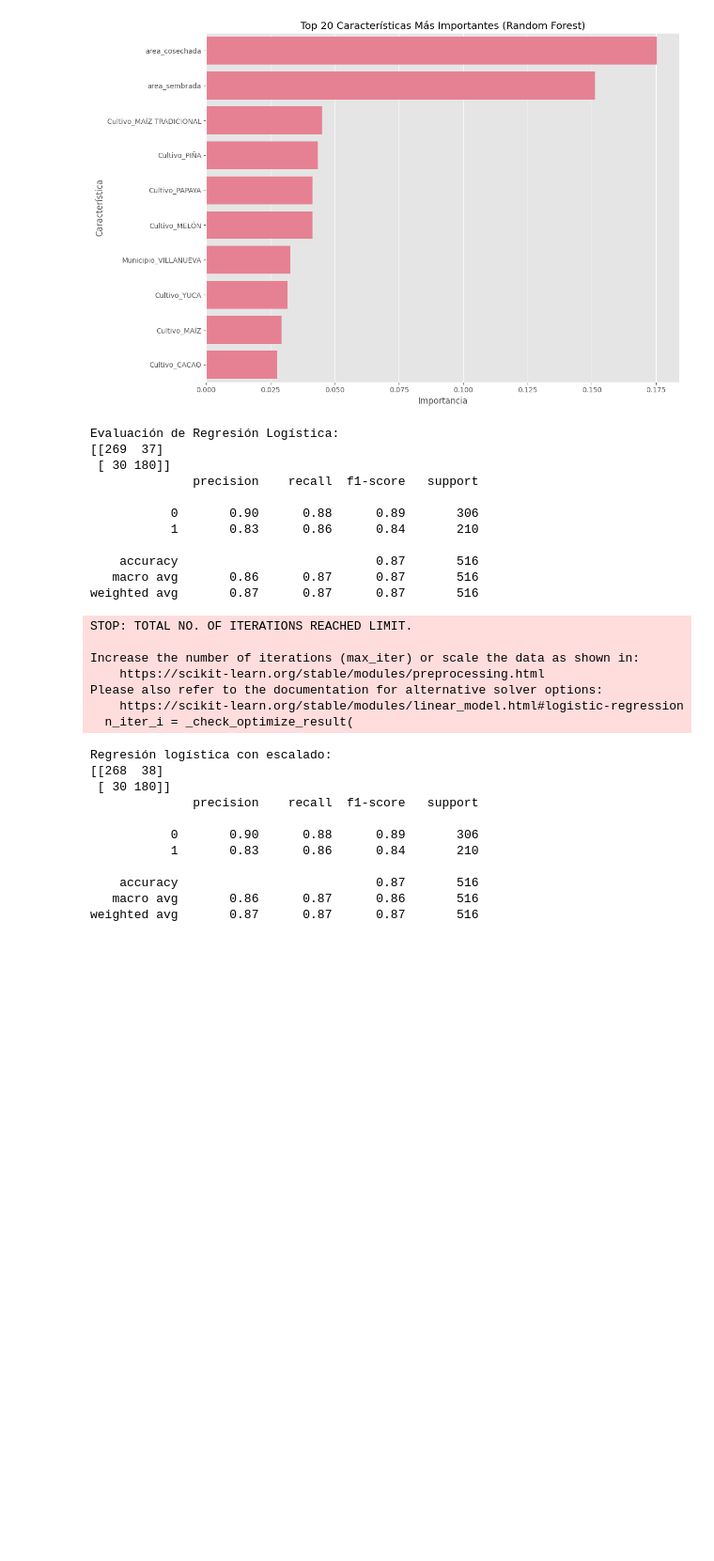
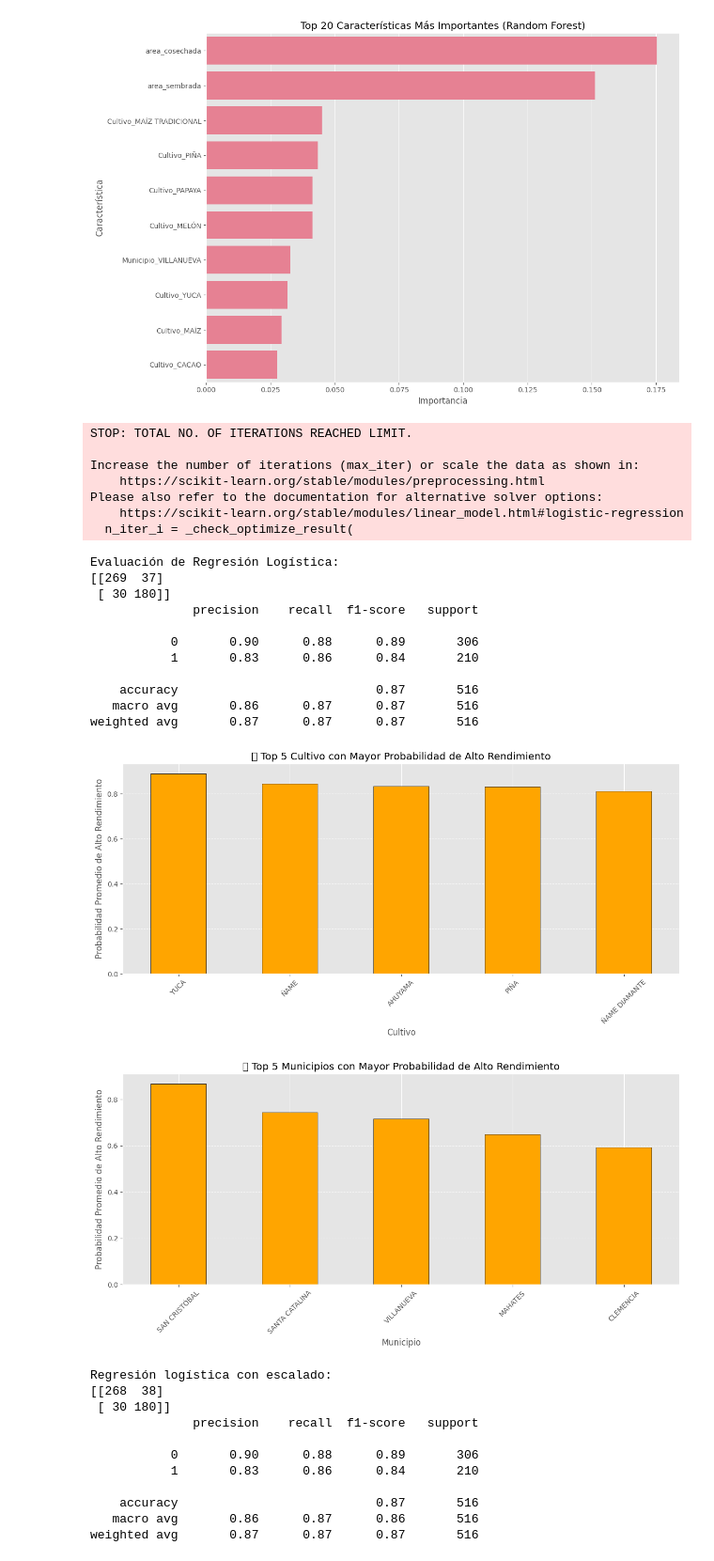
Before and after one commit to linaamaris/Actividad-1, a Jupyter notebook: Cultivo_rendimiento_v2D.ipynb, the cells around one changed output. Shown at 94% size. Cells and saved outputs as stored; diff of their text form; code cells hidden in the pictures; blank space fills up the shorter version.

```diff
--- a/Cultivo_rendimiento_v2D.ipynb
+++ b/Cultivo_rendimiento_v2D.ipynb
@@ -720,49 +720,86 @@ y_class = data['alto_rendimiento']
 # Dividir los datos
 X_train, X_test, y_train_class, y_test_class = train_test_split(X, y_class, test_size=0.2, random_state=42)
 
 # Preprocesamiento (mismo pipeline)
 preprocessor_class = ColumnTransformer(
     transformers=[
         ('cat', OneHotEncoder(handle_unknown='ignore'), ['Municipio', 'Cultivo'])
     ],
     remainder='passthrough'
 )
 
 # Pipeline para Regresión Logística
 logreg_pipeline = Pipeline([
     ('preprocessor', preprocessor_class),
     ('classifier', LogisticRegression(max_iter=1000))
 ])
 
 # Entrenar el modelo
 logreg_pipeline.fit(X_train, y_train_class)
 
 # Predecir
 y_pred_class = logreg_pipeline.predict(X_test)
 
 # Evaluar el modelo
 print("\nEvaluación de Regresión Logística:")
 print(confusion_matrix(y_test_class, y_pred_class))
 print(classification_report(y_test_class, y_pred_class))
+
+#Predicción de probabilidades
+probs = logreg_pipeline.predict_proba(X_test)[:, 1]  # Clase 1: alto rendimiento
+
+# Crear tabla de resultados
+X_test_reset = X_test.reset_index(drop=True)
+X_test_reset['prob_alto'] = probs
+
+# Agrupar por cultivo y calcular promedio de probabilidad
+top_cultivos = X_test_reset.groupby('Cultivo')['prob_alto'].mean().sort_values(ascending=False).head(5)
+
+#Graficar Top 5 cultivos
+top_cultivos.plot(kind='bar', color='orange', edgecolor='black')
+plt.title('🏙️ Top 5 Cultivo con Mayor Probabilidad de Alto Rendimiento')
+plt.ylabel('Probabilidad Promedio de Alto Rendimiento')
+plt.xlabel('Cultivo')
+plt.xticks(rotation=45)
+plt.grid(axis='y', linestyle='--', alpha=0.6)
+plt.tight_layout()
+plt.show()
+
+# Agrupar por municipio y calcular promedio de probabilidad
+top_municipios = X_test_reset.groupby('Municipio')['prob_alto'].mean().sort_values(ascending=False).head(5)
+
+# ---------------------------
+# 📈 Graficar Top 5 municipios
+# ---------------------------
+top_municipios.plot(kind='bar', color='orange', edgecolor='black')
+plt.title('🏙️ Top 5 Municipios con Mayor Probabilidad de Alto Rendimiento')
+plt.ylabel('Probabilidad Promedio de Alto Rendimiento')
+plt.xlabel('Municipio')
+plt.xticks(rotation=45)
+plt.grid(axis='y', linestyle='--', alpha=0.6)
+plt.tight_layout()
+plt.show()
 # %% [output]
-Evaluación de Regresión Logística:
-[[269  37]
- [ 30 180]]
-              precision    recall  f1-score   support
+STOP: TOTAL NO. OF ITERATIONS REACHED LIMIT.
 
-           0       0.90      0.88      0.89       306
-           1       0.83      0.86      0.84       210
-
-    accuracy                           0.87       516
-   macro avg       0.86      0.87      0.87       516
-weighted avg       0.87      0.87      0.87       516
+Increase the number of iterations (max_iter) or scale the data as shown in:
+    https://scikit-learn.org/stable/modules/preprocessing.html
+Please also refer to the documentation for alternative solver options:
+    https://scikit-learn.org/stable/modules/linear_model.html#logistic-regression
+  n_iter_i = _check_optimize_result(
-STOP: TOTAL NO. OF ITERATIONS REACHED LIMIT.
+Evaluación de Regresión Logística:
+[[269  37]
+ [ 30 180]]
+              precision    recall  f1-score   support
 
-Increase the number of iterations (max_iter) or scale the data as shown in:
-    https://scikit-learn.org/stable/modules/preprocessing.html
-Please also refer to the documentation for alternative solver options:
-    https://scikit-learn.org/stable/modules/linear_model.html#logistic-regression
-  n_iter_i = _check_optimize_result(
+           0       0.90      0.88      0.89       306
+           1       0.83      0.86      0.84       210
+
+    accuracy                           0.87       516
+   macro avg       0.86      0.87      0.87       516
+weighted avg       0.87      0.87      0.87       516
+[figure, added]
+[figure, added]
 # %%
 #Escalar los datos numéricos
 from sklearn.preprocessing import StandardScaler
```
Also changed, not shown: parts of 1 cell of this notebook.
